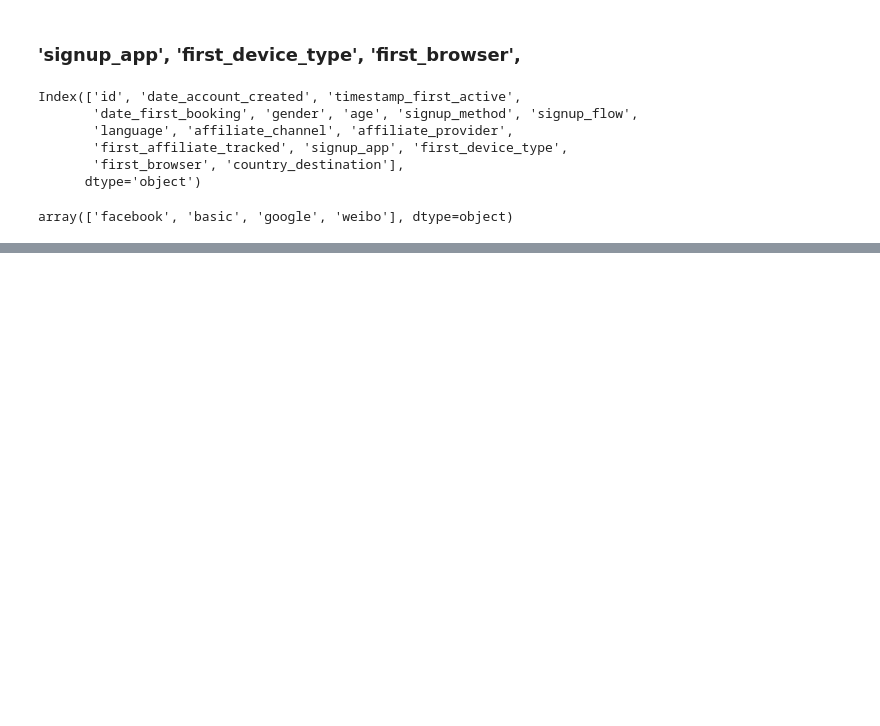
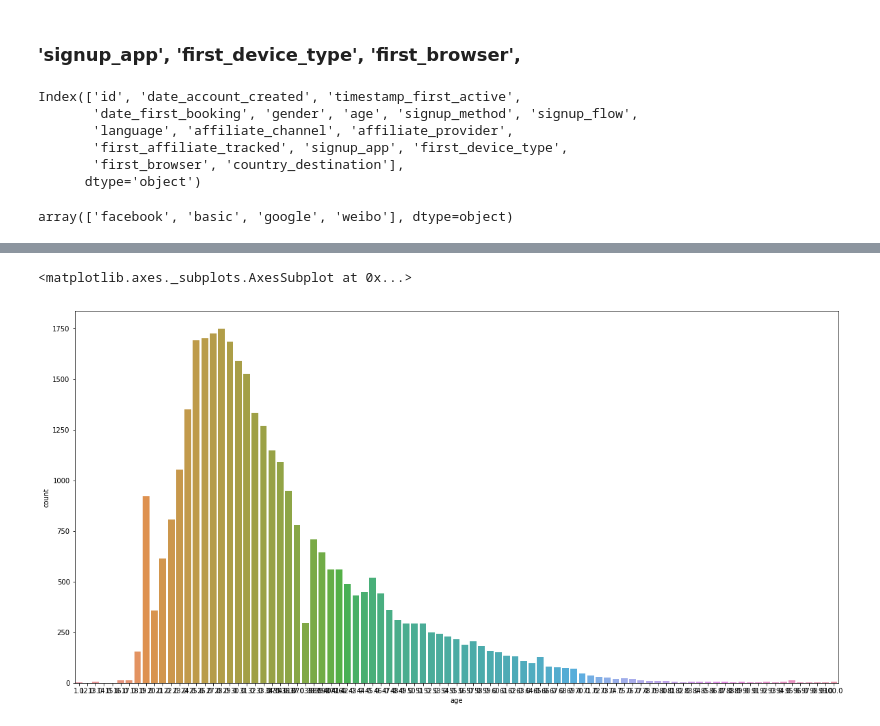
Before and after one commit to khanhduyn/coderschool_ml_jul18, a Jupyter notebook: kaggle/airbnb/kaggle_airbnb.ipynb, the cells around one changed output, grey strips where cells are left out. Drawn from its saved outputs; the diff is of its cells as text; code cells hidden in the pictures; blank space fills up the shorter version.

```diff
--- a/kaggle/airbnb/kaggle_airbnb.ipynb
+++ b/kaggle/airbnb/kaggle_airbnb.ipynb
@@ -508,3 +509,7 @@ Index(['id', 'date_account_created', 'timestamp_first_active',
 raw_test_dataset.signup_method.unique()
 # %% [output]
 array(['facebook', 'basic', 'google', 'weibo'], dtype=object)
+# %%
+# year - year
+mean_age = raw_user[raw_user.age < 120].age.mean()
+age_func = lambda x: 2014 - x if x > 150 else mean_age if x > 100 and x <= 150 else x
@@ -510,0 +533,5 @@ array(['facebook', 'basic', 'google', 'weibo'], dtype=object)
+# %%
+sns.countplot(x=raw_test_dataset.age.apply(age_func))
+# %% [output]
+<matplotlib.axes._subplots.AxesSubplot at 0x...>
+[figure, added]
```
Also changed, not shown: parts of 13 cells of this notebook, 1 other file.
